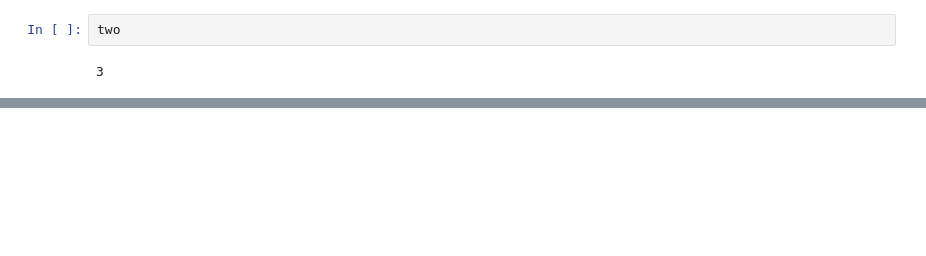
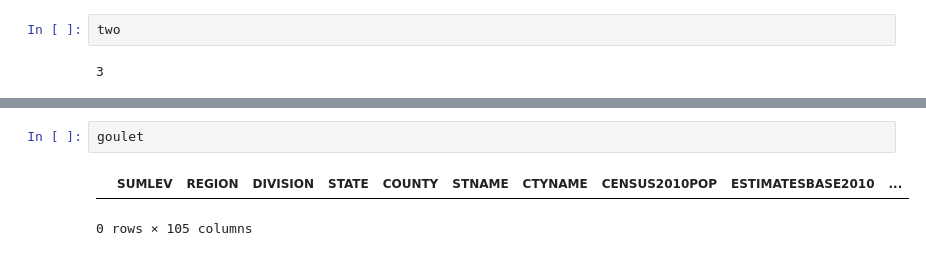
Before and after one commit to johnnyjw/mich-python-data-sci, a Jupyter notebook: test_wk2.ipynb, the cells around one changed output, grey strips where cells are left out. Drawn from its saved outputs; the diff is of its cells as text; blank space fills up the shorter version.

```diff
--- a/test_wk2.ipynb
+++ b/test_wk2.ipynb
@@ -123,0 +174,5 @@ two
+# %%
+goulet
+# %% [output]
+|  | SUMLEV | REGION | DIVISION | STATE | COUNTY | STNAME | CTYNAME | CENSUS2010POP | ESTIMATESBASE2010 | ... |
+0 rows × 105 columns
```
Also changed, not shown: parts of 12 cells of this notebook, 2 other files.
